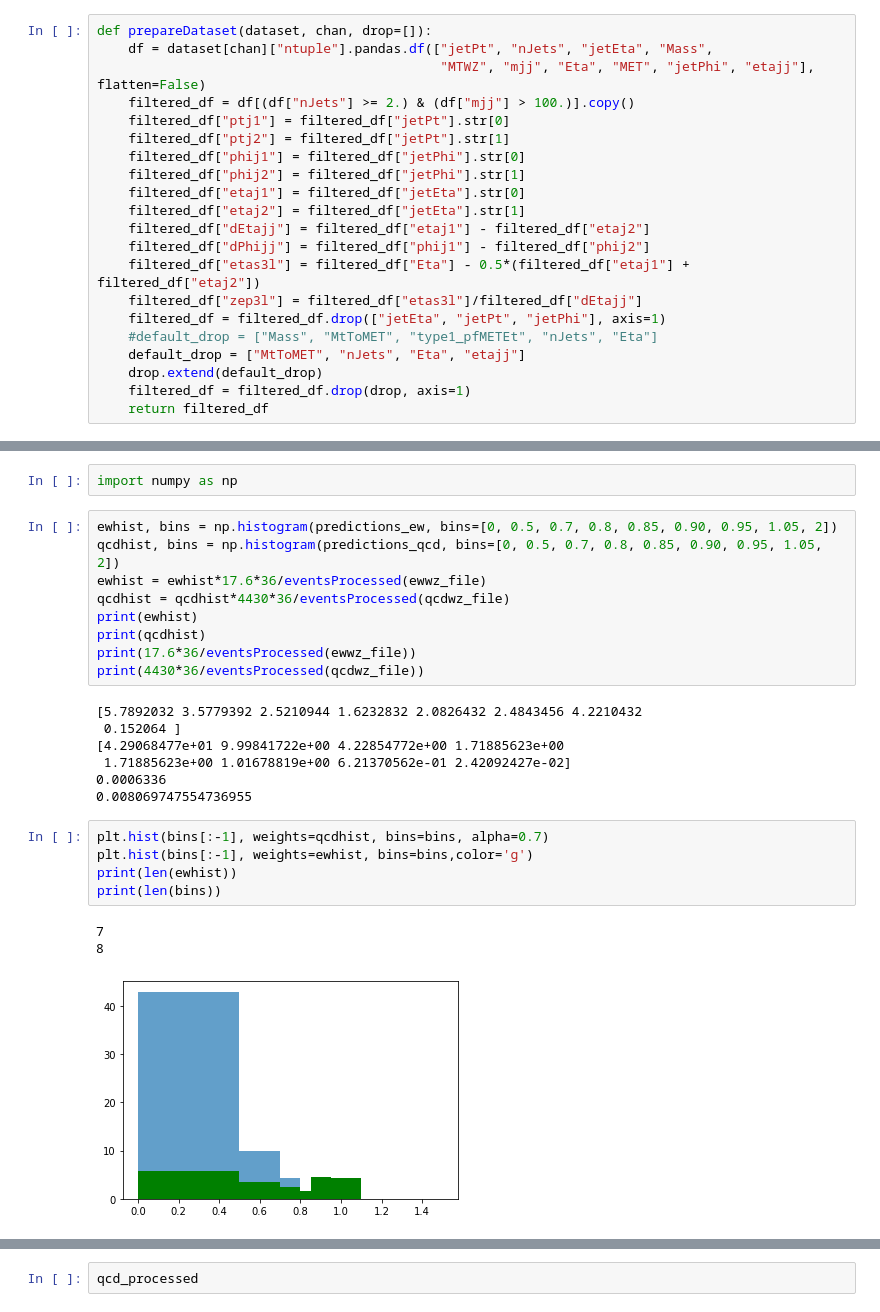
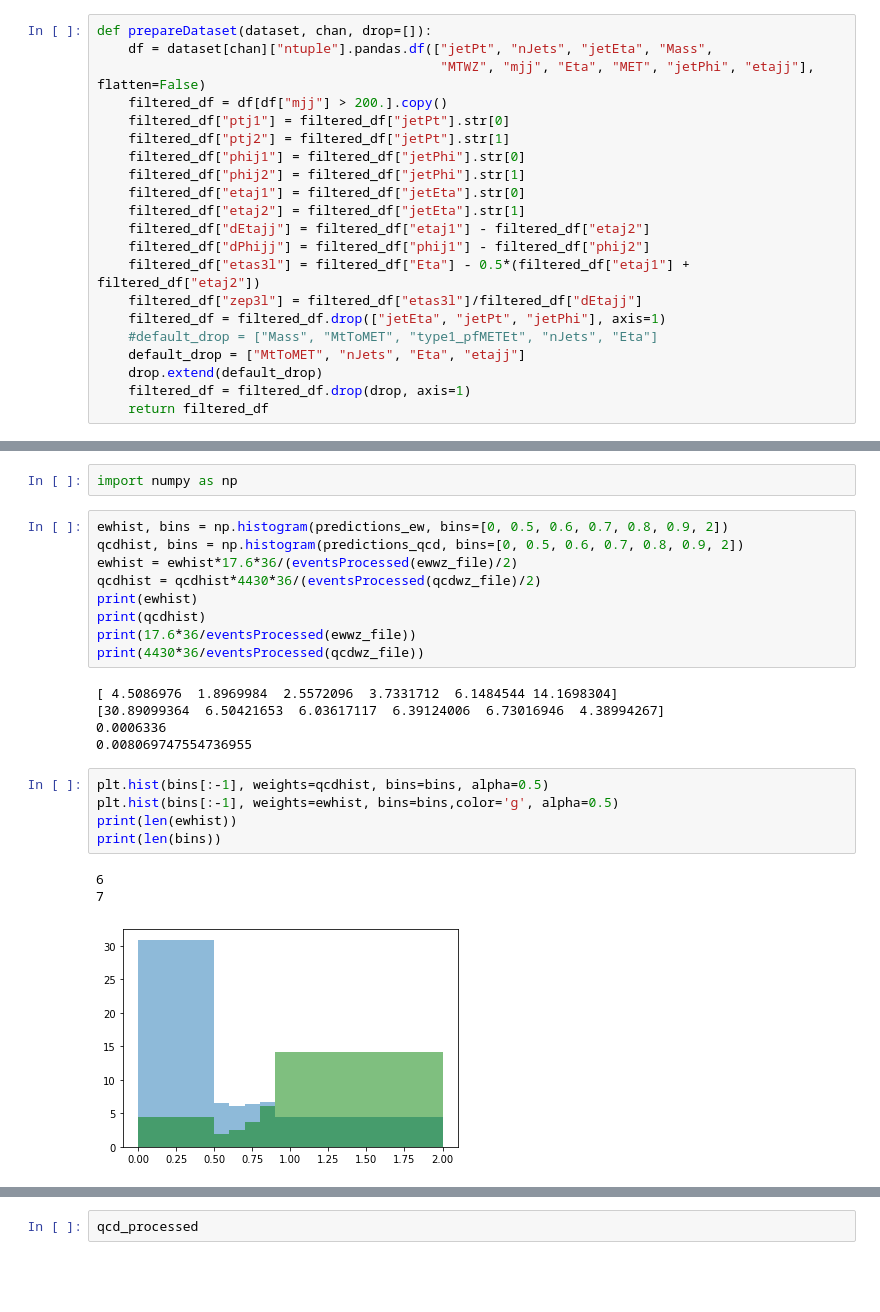
Before and after one commit to kdlong/WZVBS_MVAstudies, a Jupyter notebook: WZjj Scikit-learn tests.ipynb, the cells around one changed output, grey strips where cells are left out. Cells and saved outputs as stored; diff of their text form; blank space fills up the shorter version.

Commit message:
Add more plots

```diff
--- a/WZjj Scikit-learn tests.ipynb
+++ b/WZjj Scikit-learn tests.ipynb
@@ -5,7 +5,7 @@ import pandas
 def prepareDataset(dataset, chan, drop=[]):
     df = dataset[chan]["ntuple"].pandas.df(["jetPt", "nJets", "jetEta", "Mass",
                                             "MTWZ", "mjj", "Eta", "MET", "jetPhi", "etajj"], flatten=False)
-    filtered_df = df[(df["nJets"] >= 2.) & (df["mjj"] > 100.)].copy()
+    filtered_df = df[df["mjj"] > 200.].copy()
     filtered_df["ptj1"] = filtered_df["jetPt"].str[0]
     filtered_df["ptj2"] = filtered_df["jetPt"].str[1]
     filtered_df["phij1"] = filtered_df["jetPhi"].str[0]
@@ -246,30 +246,28 @@ The 'normed' kwarg was deprecated in Matplotlib 2.1 and will be removed in 3.1.
 # %%
 import numpy as np
 # %%
-ewhist, bins = np.histogram(predictions_ew, bins=[0, 0.5, 0.7, 0.8, 0.85, 0.90, 0.95, 1.05, 2])
-qcdhist, bins = np.histogram(predictions_qcd, bins=[0, 0.5, 0.7, 0.8, 0.85, 0.90, 0.95, 1.05, 2])
-ewhist = ewhist*17.6*36/eventsProcessed(ewwz_file)
-qcdhist = qcdhist*4430*36/eventsProcessed(qcdwz_file)
+ewhist, bins = np.histogram(predictions_ew, bins=[0, 0.5, 0.6, 0.7, 0.8, 0.9, 2])
+qcdhist, bins = np.histogram(predictions_qcd, bins=[0, 0.5, 0.6, 0.7, 0.8, 0.9, 2])
+ewhist = ewhist*17.6*36/(eventsProcessed(ewwz_file)/2)
+qcdhist = qcdhist*4430*36/(eventsProcessed(qcdwz_file)/2)
 print(ewhist)
 print(qcdhist)
 print(17.6*36/eventsProcessed(ewwz_file))
 print(4430*36/eventsProcessed(qcdwz_file))
 # %% [output]
-[5.7892032 3.5779392 2.5210944 1.6232832 2.0826432 2.4843456 4.2210432
- 0.152064 ]
-[4.29068477e+01 9.99841722e+00 4.22854772e+00 1.71885623e+00
- 1.71885623e+00 1.01678819e+00 6.21370562e-01 2.42092427e-02]
+[ 4.5086976  1.8969984  2.5572096  3.7331712  6.1484544 14.1698304]
+[30.89099364  6.50421653  6.03617117  6.39124006  6.73016946  4.38994267]
 0.0006336
 0.008069747554736955
 # %%
-plt.hist(bins[:-1], weights=qcdhist, bins=bins, alpha=0.7)
-plt.hist(bins[:-1], weights=ewhist, bins=bins,color='g')
+plt.hist(bins[:-1], weights=qcdhist, bins=bins, alpha=0.5)
+plt.hist(bins[:-1], weights=ewhist, bins=bins,color='g', alpha=0.5)
 print(len(ewhist))
 print(len(bins))
 # %% [output]
+6
 7
-8
-[figure, old version]
+[figure, new version]
 # %%
 ew_processed = eventsProcessed(ewwz_file)
 qcd_processed = eventsProcessed(qcdwz_file)
```
Also changed, not shown: parts of 23 cells of this notebook.
